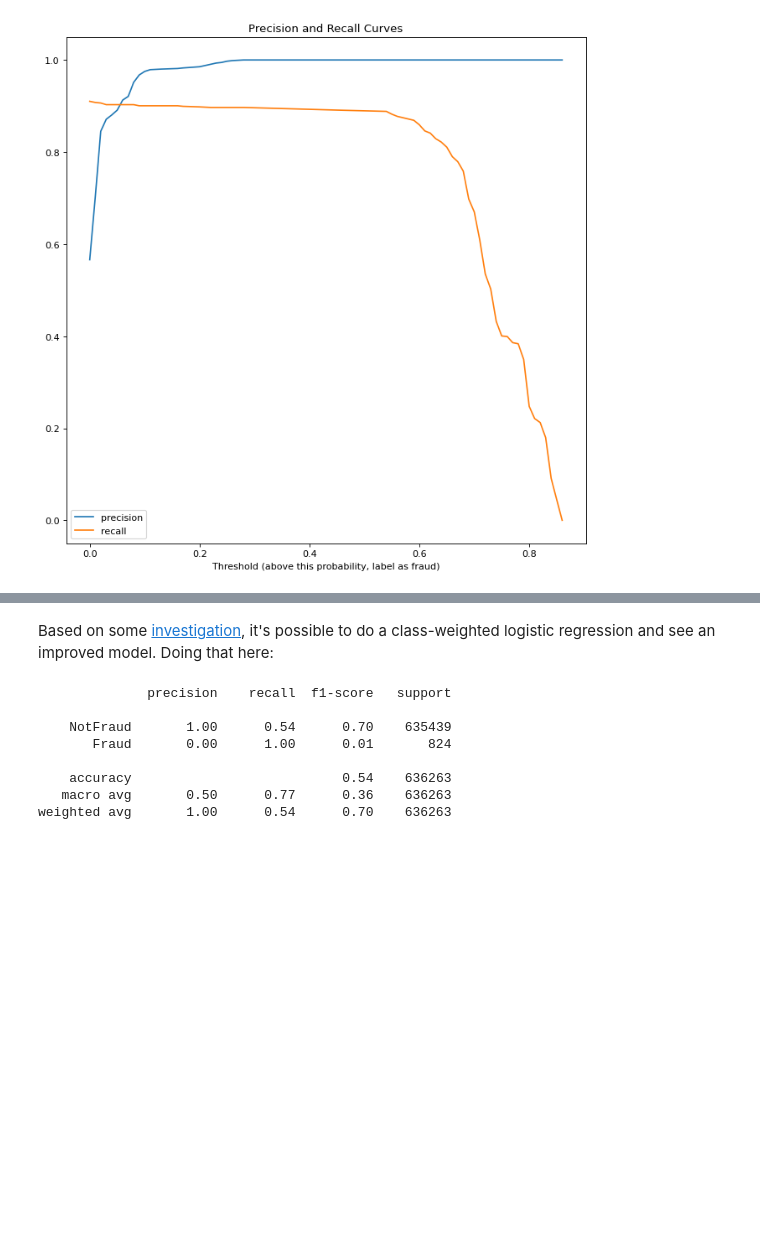
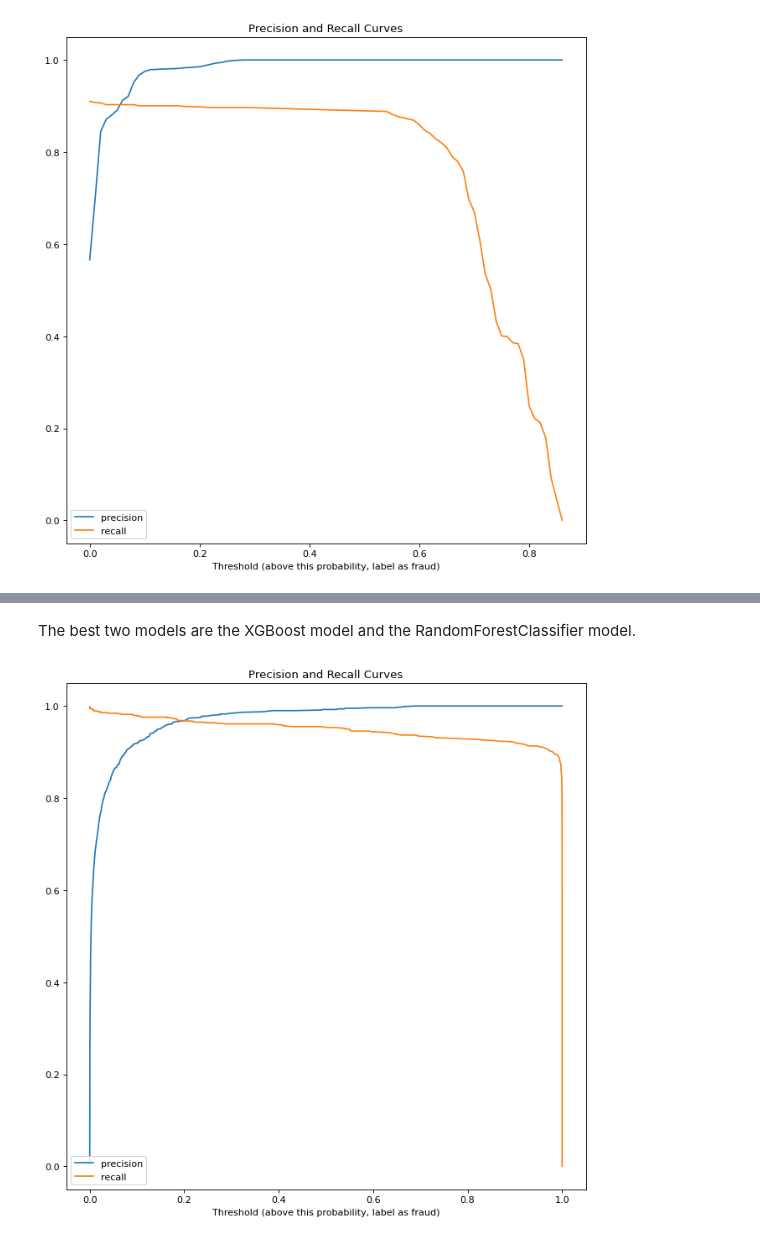
Before and after one commit to michael-a-green/Metis_Project3, a Jupyter notebook: Source/Project3_GPU.ipynb, the cells around one changed output, grey strips where cells are left out. Drawn from its saved outputs; the diff is of its cells as text; code cells hidden in the pictures; blank space fills up the shorter version.

```diff
--- a/Source/Project3_GPU.ipynb
+++ b/Source/Project3_GPU.ipynb
@@ -1165,41 +1187,17 @@ print(classification_report(Y_test, Y_pred,target_names=target_names))
     accuracy                           1.00    636263
    macro avg       1.00      0.98      0.99    636263
 weighted avg       1.00      1.00      1.00    636263
-# %% [markdown]
-Based on some [investigation](https://machinelearningmastery.com/cost-sensitive-logistic-regression/#:~:text=Logistic%20regression%20is%20an%20effective,not%20effective%20at%20imbalanced%20classification.), it's possible to do a class-weighted logistic regression and see an improved model. Doing that here:
-# %%
-X_train, X_test, Y_train, Y_test = train_test_split(X_smoted, Y_smoted,test_size=TEST_SIZE, random_state=RANDOM_STATE)
-
-X_train_normal = normalizer.fit_transform(X_train.values)
-X_test_normal = normalizer.transform(X_test.values)
-
-weightedLogisticModel = LogisticRegression(C=100,max_iter=200,n_jobs=-1,class_weight="balanced",random_state=RANDOM_STATE)
-weightedLogisticModel.fit(X_test_normal,Y_test)
-# %%
-
-X = paysim_data_df[["step","amount","oldbalanceOrg",
-                      "newbalanceOrig",
-                      "oldbalanceDest",
-                      "newbalanceDest",
-                      "suspect_score",
-                      "transtype_CASH_IN",
-                      "transtype_CASH_OUT",
-                      "transtype_DEBIT",
-                      "transtype_PAYMENT",
-                      "transtype_TRANSFER"]]
-Y = paysim_data_df["isFraud"]
-X_train, X_test, Y_train, Y_test = train_test_split(X, Y,test_size=TEST_SIZE, random_state=RANDOM_STATE)
-X_train_normal = normalizer.fit_transform(X_train.values)
-X_test_normal = normalizer.transform(X_test.values)
-
-Y_pred = weightedLogisticModel.predict(X_test_normal)
-print(classification_report(Y_test, Y_pred,target_names=target_names))
-# %% [output]
-              precision    recall  f1-score   support
-
-    NotFraud       1.00      0.54      0.70    635439
-       Fraud       0.00      1.00      0.01       824
-
-    accuracy                           0.54    636263
-   macro avg       0.50      0.77      0.36    636263
-weighted avg       1.00      0.54      0.70    636263
+# %% [markdown]
+The best two models are the XGBoost model and the RandomForestClassifier model.
+# %%
+Y_pred_prob = xgb_model.predict_proba(X_test_normal)
+precision_curve, recall_curve, threshold_curve = precision_recall_curve(Y_test, Y_pred_prob[:,1] )
+# %%
+plt.figure(figsize=(10,10),dpi=80)
+plt.plot(threshold_curve, precision_curve[1:],label='precision')
+plt.plot(threshold_curve, recall_curve[1:], label='recall')
+plt.legend(loc='lower left')
+plt.xlabel('Threshold (above this probability, label as fraud)');
+plt.title('Precision and Recall Curves');
+# %% [output]
+[figure, added]
```
Also changed, not shown: parts of 6 cells of this notebook, 1 other file.
